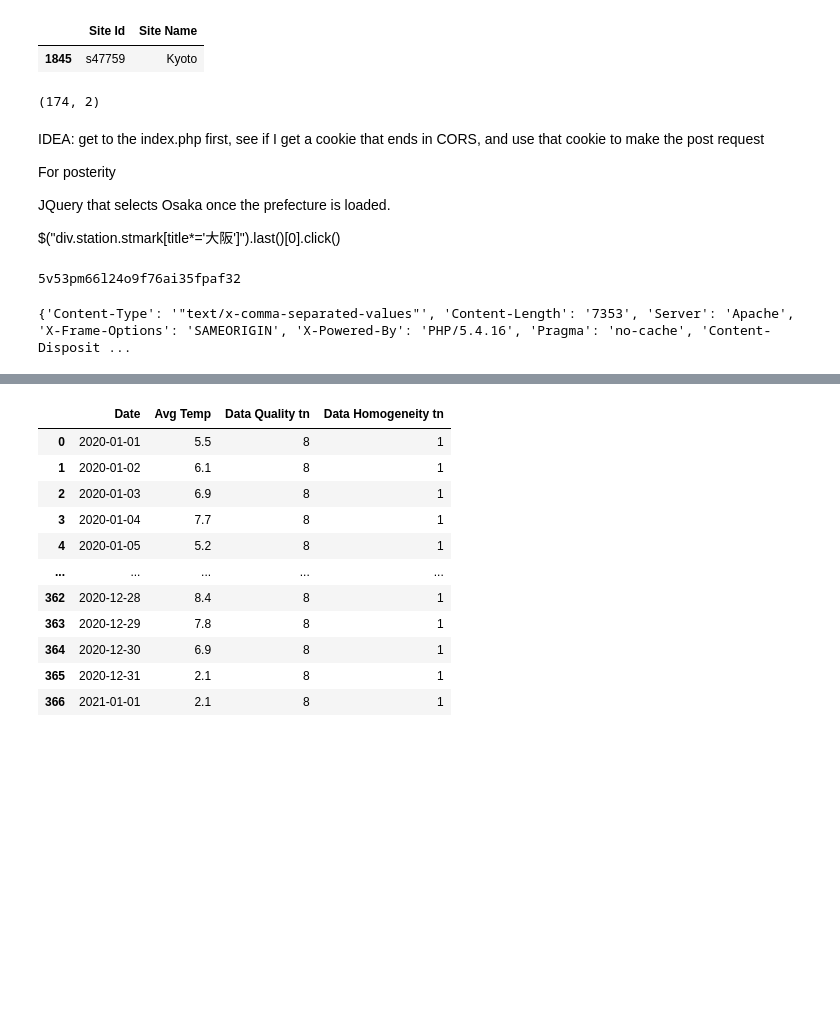
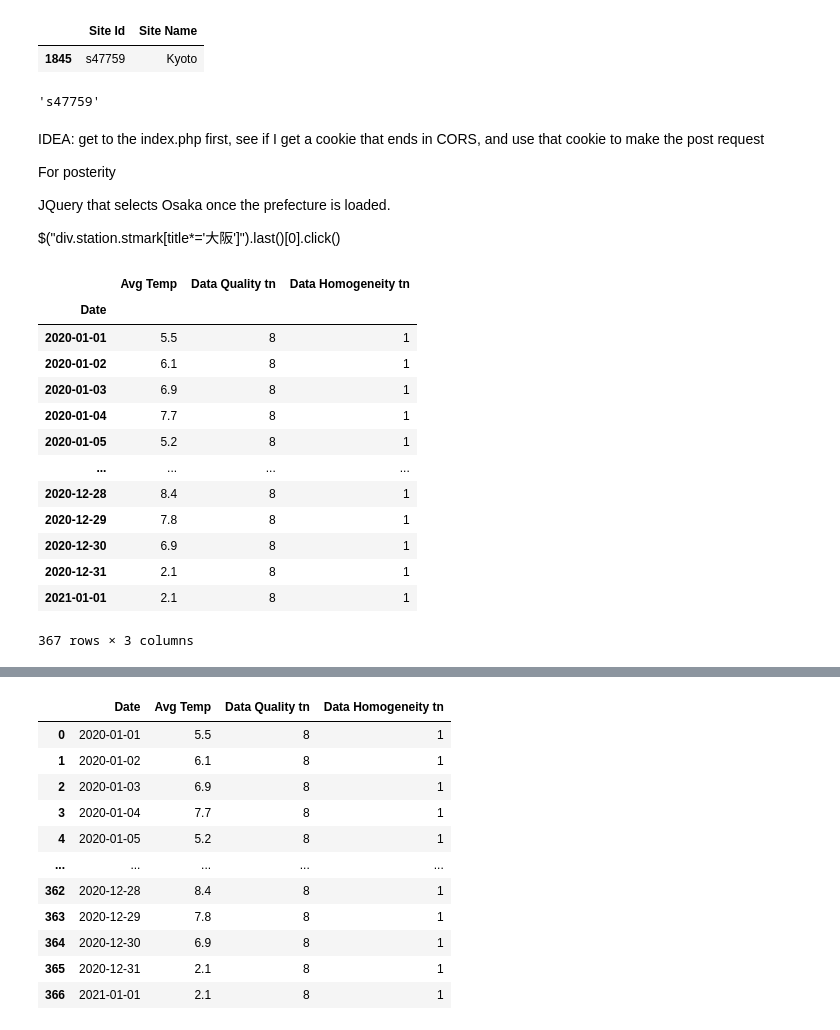
Before and after one commit to rglasnap/python-notebooks, a Jupyter notebook: Japan_Temperatures_JMA.ipynb, the cells around one changed output, grey strips where cells are left out. Saved outputs shown, nothing was run; the diff lists cells and outputs as text; code cells hidden in the pictures; blank space fills up the shorter version.

```diff
--- a/Japan_Temperatures_JMA.ipynb
+++ b/Japan_Temperatures_JMA.ipynb
@@ -55,10 +55,10 @@ site_list.loc[site_list['Site Name'] == 'Kyoto']
 # %% [output]
 |  | Site Id | Site Name |
 | 1845 | s47759 | Kyoto |
-# %%
-site_list.shape
-# %% [output]
-(174, 2)
+# %%
+site_list.loc[site_list['Site Name'] == 'Kyoto','Site Id'].values[0]
+# %% [output]
+'s47759'
 # %% [markdown]
 IDEA: get to the index.php first, see if I get a cookie that ends in CORS, and use that cookie to make the post request
 
@@ -70,45 +119,29 @@ $("div.station.stmark[title*='大阪']").last()[0].click()
+# %%
+kyoto_2020 = download_site_data('s47759', 2020)
+kyoto_2019 = download_site_data('s47759', 2019)
+# %%
+kyoto_2020
+# %% [output]
+|  | Avg Temp | Data Quality tn | Data Homogeneity tn |
+| Date |  |  |  |
+| 2020-01-01 | 5.5 | 8 | 1 |
+| 2020-01-02 | 6.1 | 8 | 1 |
+| 2020-01-03 | 6.9 | 8 | 1 |
+| 2020-01-04 | 7.7 | 8 | 1 |
+| 2020-01-05 | 5.2 | 8 | 1 |
+| ... | ... | ... | ... |
+| 2020-12-28 | 8.4 | 8 | 1 |
+| 2020-12-29 | 7.8 | 8 | 1 |
+| 2020-12-30 | 6.9 | 8 | 1 |
+| 2020-12-31 | 2.1 | 8 | 1 |
+| 2021-01-01 | 2.1 | 8 | 1 |
+367 rows × 3 columns
 # %%
-site = 'https://www.data.jma.go.jp/gmd/risk/obsdl/show/table'
-site2 = 'https://www.data.jma.go.jp/gmd/risk/obsdl/index.php'
-
+# Code for Posterity
 headers = {
-'Accept': 'text/html,application/xhtml+xml,application/xml;q=0.9,image/avif,image/webp,image/apng,*/*;q=0.8,application/signed-exchange;v=b3;q=0.9',
-'Accept-Encoding': 'gzip, deflate, br',
-'Content-Type': "application/x-www-form/urlencoded",
-'Host': 'www.data.jma.go.jp',
-'Origin': 'https://www.data.jma.go.jp',
-'Referer': 'https://www.data.jma.go.jp/gmd/risk/obsdl/index.php'}
-
-sess = req.session()
-
-orig_page = sess.get(site2)
-orig_soup = BeautifulSoup(orig_page.content)
-
-print(orig_soup.select('#sid')[0]['value'])
+    'Accept': 'text/html,application/xhtml+xml,application/xml;q=0.9,image/avif,image/webp,image/apng,*/*;q=0.8,application/signed-exchange;v=b3;q=0.9',
+    'Accept-Encoding': 'gzip, deflate, br',
+    'Content-Type': "application/x-www-form/urlencoded",
+    'Host': 'www.data.jma.go.jp',
+    'Origin': 'https://www.data.jma.go.jp',
+    'Referer': 'https://www.data.jma.go.jp/gmd/risk/obsdl/index.php'}
-# %% [output]
-5v53pm66l24o9f76ai35fpaf32
-# %%
-data = {'stationNumList': '["s47759"]',
-    'aggrgPeriod': 1,
-    'elementNumList': '[["201",""]]',
-    'interAnnualFlag': 1,
-    'ymdList': '["2020","2021","1","1","1","1"]',
-    'optionNumList': '[]',
-    'downloadFlag': True,
-    'rmkFlag': 1,
-    'disconnectFlag': 1,
-    'youbiFlag': 0,
-    'fukenFlag': 0,
-    'kijiFlag': 0,
-    'huukouFlag': 0,
-    'csvFlag': 1,
-    'jikantaiFlag': 0,
-    'jikantaiList': '[]',
-    'ymdLiteral': 1,
-    'PHPSESSID':  orig_soup.select('#sid')[0]['value'] }
-
-
-response = sess.post(site,data=data)
-response.headers
-# %% [output]
-{'Content-Type': '"text/x-comma-separated-values"', 'Content-Length': '7353', 'Server': 'Apache', 'X-Frame-Options': 'SAMEORIGIN', 'X-Powered-By': 'PHP/5.4.16', 'Pragma': 'no-cache', 'Content-Disposit ...
```
Also changed, not shown: parts of 7 cells of this notebook.
